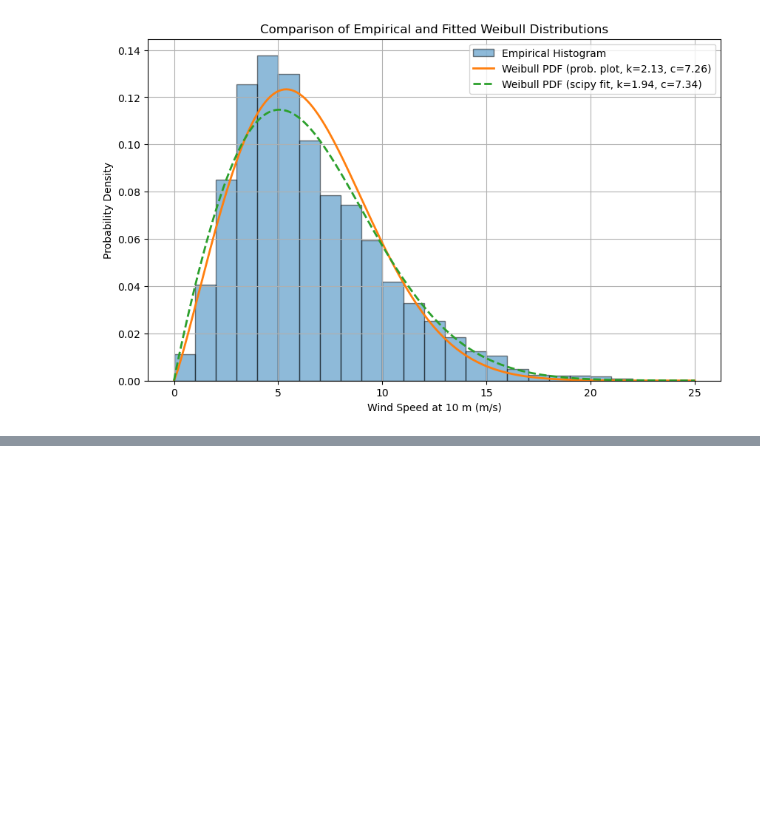
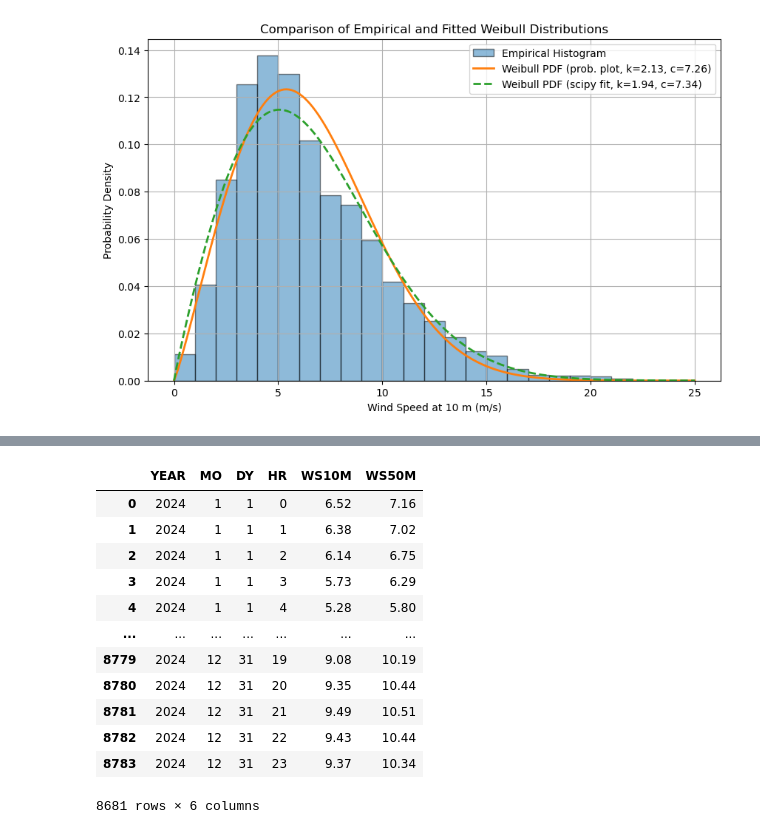
Before and after one commit to Aqdas-M/Offshore-Renewable-Technologies, a Jupyter notebook: Assignment 1/Assignment 1 Code.ipynb, the cells around one changed output, grey strips where cells are left out. Drawn from its saved outputs; the diff is of its cells as text; code cells hidden in the pictures; blank space fills up the shorter version.

```diff
--- a/Assignment 1/Assignment 1 Code.ipynb
+++ b/Assignment 1/Assignment 1 Code.ipynb
@@ -157,0 +190,22 @@ Fitted Weibull scale parameter (c): 7.3378
+# %%
+# Check if the values in the last column are always greater than the second last column in data_wind
+col_last = data_wind.columns[-1]
+col_second_last = data_wind.columns[-2]
+# Remove rows where the last column value is less than or equal to the second last column value
+wind_speed = data_wind[data_wind[col_last] > data_wind[col_second_last]]
+# %%
+wind_speed
+# %% [output]
+|  | YEAR | MO | DY | HR | WS10M | WS50M |
+| 0 | 2024 | 1 | 1 | 0 | 6.52 | 7.16 |
+| 1 | 2024 | 1 | 1 | 1 | 6.38 | 7.02 |
+| 2 | 2024 | 1 | 1 | 2 | 6.14 | 6.75 |
+| 3 | 2024 | 1 | 1 | 3 | 5.73 | 6.29 |
+| 4 | 2024 | 1 | 1 | 4 | 5.28 | 5.80 |
+| ... | ... | ... | ... | ... | ... | ... |
+| 8779 | 2024 | 12 | 31 | 19 | 9.08 | 10.19 |
+| 8780 | 2024 | 12 | 31 | 20 | 9.35 | 10.44 |
+| 8781 | 2024 | 12 | 31 | 21 | 9.49 | 10.51 |
+| 8782 | 2024 | 12 | 31 | 22 | 9.43 | 10.44 |
+| 8783 | 2024 | 12 | 31 | 23 | 9.37 | 10.34 |
+8681 rows × 6 columns
```
Also changed, not shown: parts of 5 cells of this notebook.
